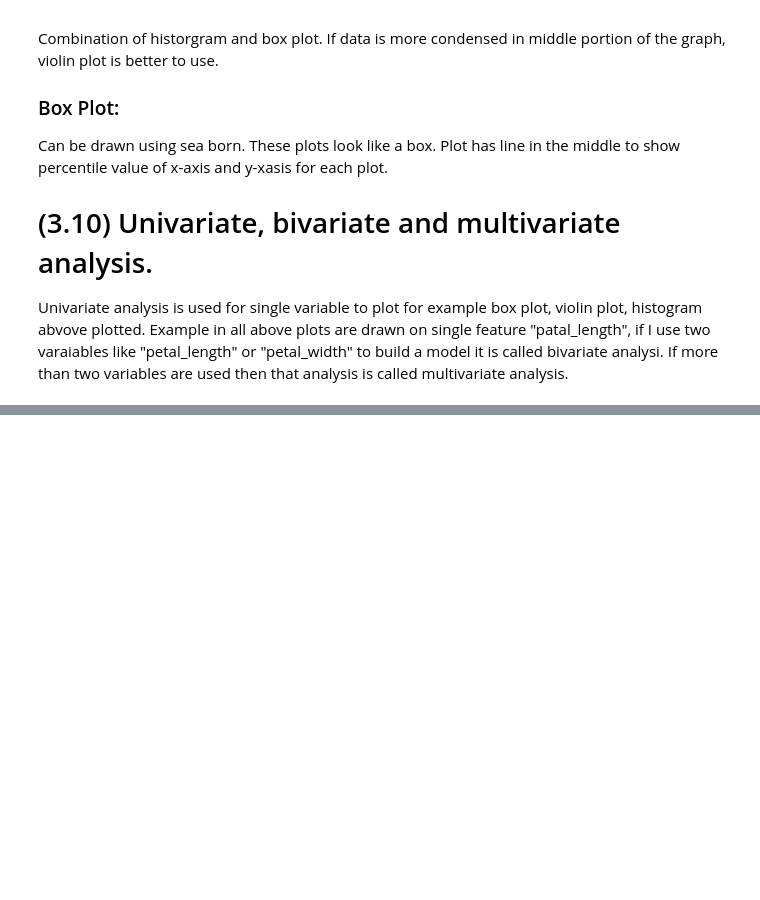
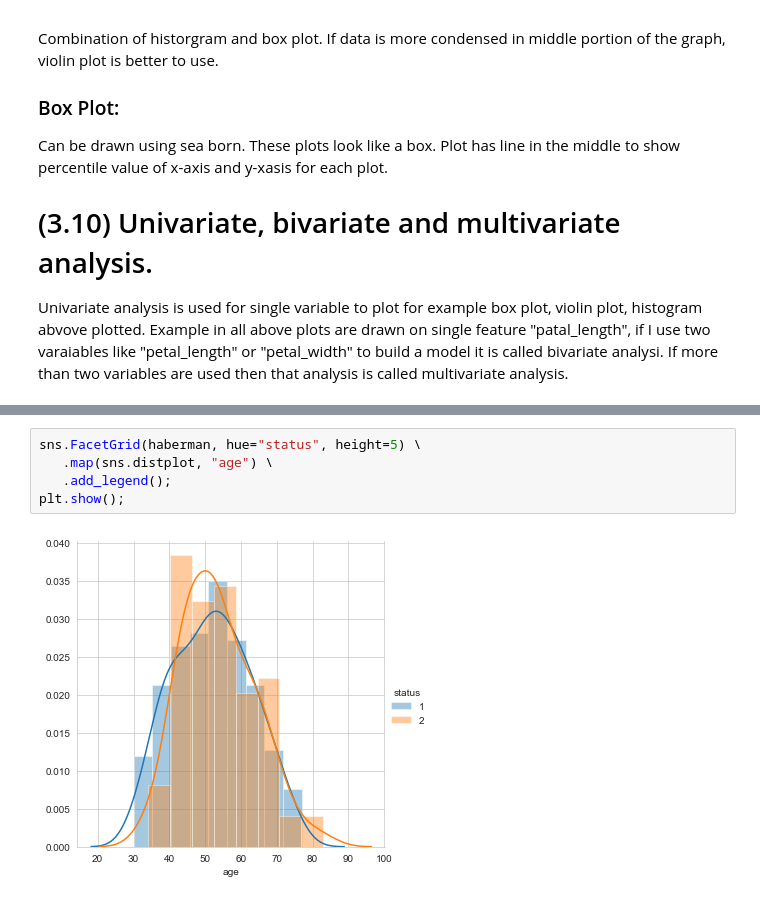
Before and after one commit to VipinJain1/VIP-Machine-Learning-Exercises-and-Practices, a Jupyter notebook: Plotting_for_Exploratory_data analysis_(EDA).ipynb, the cells around one changed output, grey strips where cells are left out. Drawn from its saved outputs; the diff is of its cells as text; blank space fills up the shorter version.

```diff
--- a/Plotting_for_Exploratory_data analysis_(EDA).ipynb
+++ b/Plotting_for_Exploratory_data analysis_(EDA).ipynb
@@ -456,0 +551,7 @@ Univariate analysis is used for single variable to plot for example box plot, vi
+# %%
+sns.FacetGrid(haberman, hue="status", height=5) \
+   .map(sns.distplot, "age") \
+   .add_legend();
+plt.show();
+# %% [output]
+[figure, added]
```
Also changed, not shown: parts of 8 cells of this notebook.
